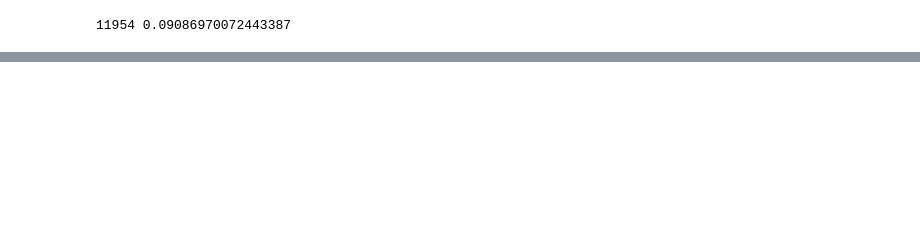
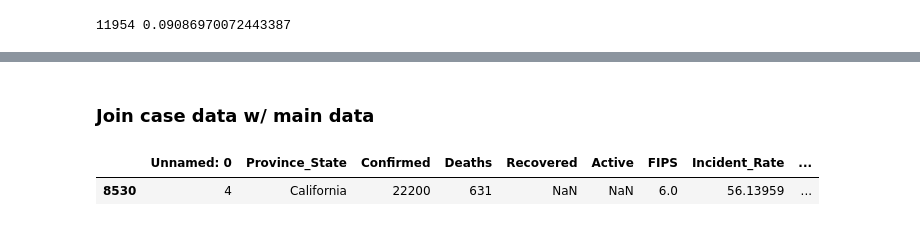
Before and after one commit to tylerwu2222/SM148_Project, a Jupyter notebook: feature_engineering.ipynb, the cells around one changed output, grey strips where cells are left out. Drawn from its saved outputs; the diff is of its cells as text; code cells hidden in the pictures; blank space fills up the shorter version.

```diff
--- a/feature_engineering.ipynb
+++ b/feature_engineering.ipynb
@@ -345,0 +392,8 @@ all_data2.to_csv('complete_data.csv',index=False)
+# %% [markdown]
+### Join case data w/ main data
+# %%
+# case data goes 4-12-2020 to 2-15-2022
+all_case_data.loc[(all_case_data['state_abbr'] == 'CA') & (all_case_data['date'] == '4/12/2020'),]
+# %% [output]
+|  | Unnamed: 0 | Province_State | Confirmed | Deaths | Recovered | Active | FIPS | Incident_Rate | ... |
+| 8530 | 4 | California | 22200 | 631 | NaN | NaN | 6.0 | 56.13959 | ... |
```
Also changed, not shown: parts of 8 cells of this notebook, 3 other files.
